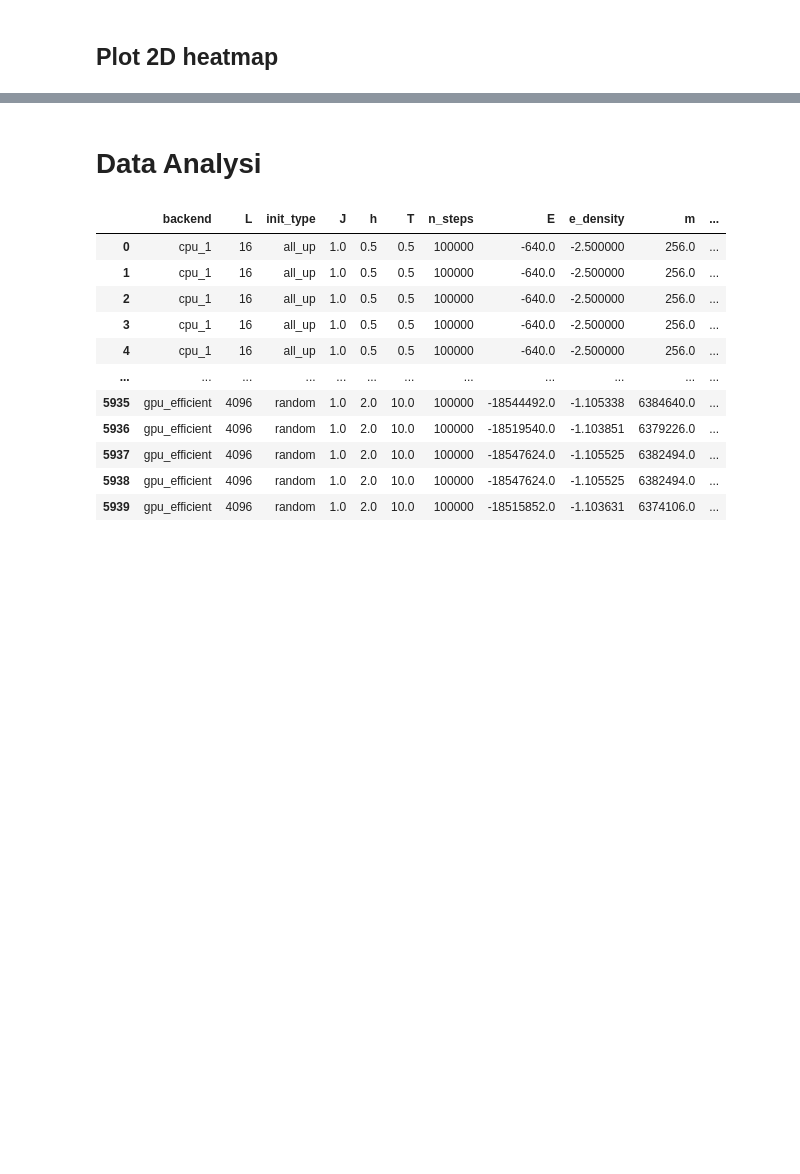
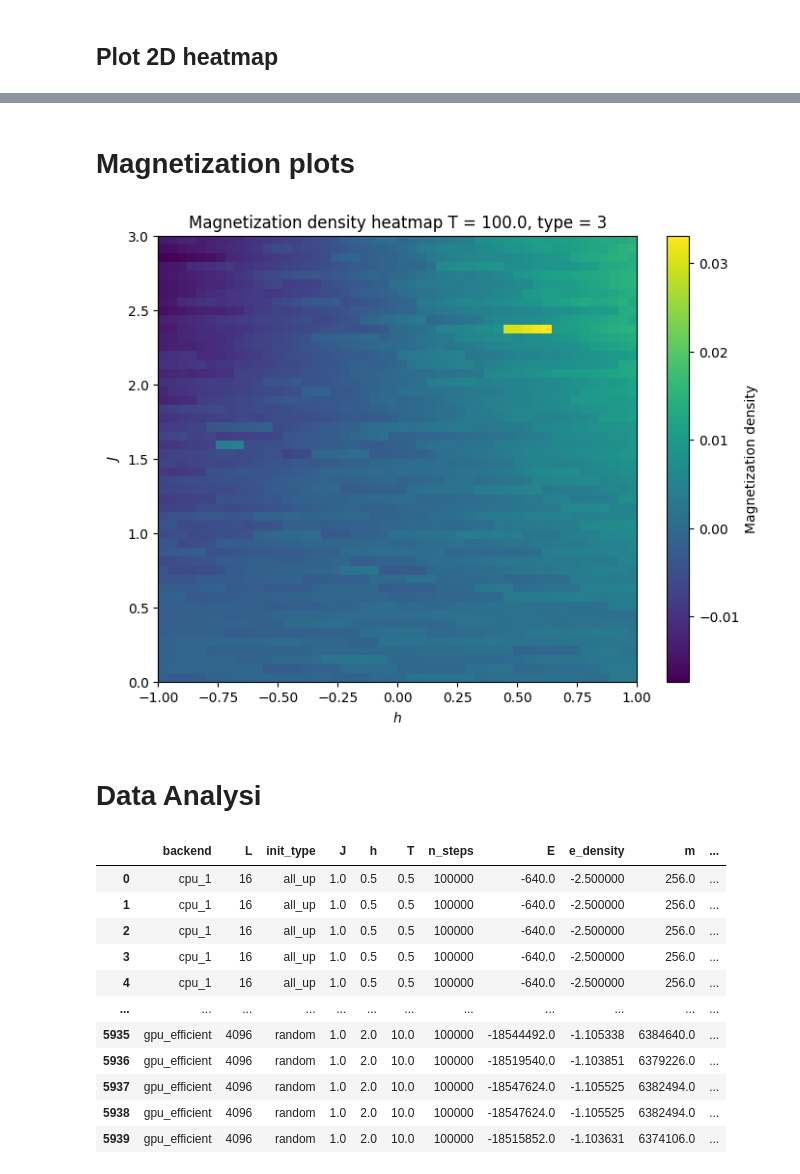
Before and after one commit to nicolomontagner02/GPU_Ising_model, a Jupyter notebook: Post_processing.ipynb, the cells around one changed output, grey strips where cells are left out. Drawn from its saved outputs; the diff is of its cells as text; code cells hidden in the pictures; blank space fills up the shorter version.

```diff
--- a/Post_processing.ipynb
+++ b/Post_processing.ipynb
@@ -28,2 +31,38 @@ FileNotFoundError: data/ising_J1.000_h1.000_T100.000_Lx300_Ly300_MC0.dat not fou
+# %% [markdown]
+# Magnetization plots
+# %%
+# Read the magnetization csv file
+
+L = 1000
+T = 100.0
+type = 3
+
+filename = f"data/magnetization{L}_{L}_T{T}00_type{type}.csv"
+
+magnetization = pd.read_csv(filename)
+
+heatmap_df = magnetization.pivot(
+    index="J",
+    columns="h",
+    values="magnetization_density"
+)
+
+plt.figure(figsize=(8, 6))
+
+im = plt.imshow(
+    heatmap_df.values,
+    origin="lower",
+    aspect="auto",
+    extent=[heatmap_df.columns.min(), heatmap_df.columns.max(), heatmap_df.index.min(), heatmap_df.index.max()]
+)
+
+plt.colorbar(im, label="Magnetization density")
+plt.xlabel(r"$h$")
+plt.ylabel(r"$J$")
+plt.title(f"Magnetization density heatmap T = {T}, type = {type}")
+
+plt.show()
+# %% [output]
+[figure, added]
 # %% [markdown]
 # Data Analysi
```
Also changed, not shown: parts of 4 cells of this notebook, 3 other files.
